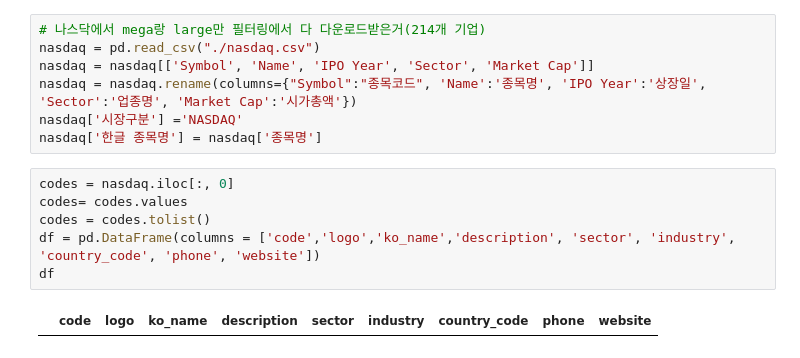
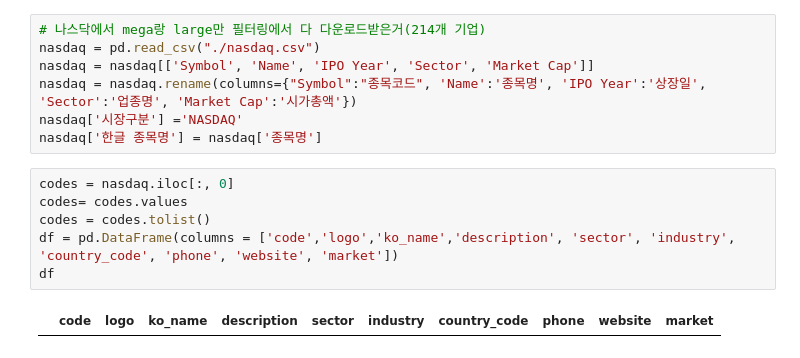
Before and after one commit to giokim12/data-preprocessing, a Jupyter notebook: alphasquare_crawling_nasdaq.ipynb, the cells around one changed output. Drawn from its saved outputs; the diff is of its cells as text.

```diff
--- a/alphasquare_crawling_nasdaq.ipynb
+++ b/alphasquare_crawling_nasdaq.ipynb
@@ -18,11 +18,11 @@ nasdaq['한글 종목명'] = nasdaq['종목명']
 # %%
 codes = nasdaq.iloc[:, 0]
 codes= codes.values
 codes = codes.tolist()
-df = pd.DataFrame(columns = ['code','logo','ko_name','description', 'sector', 'industry', 'country_code', 'phone', 'website'])
+df = pd.DataFrame(columns = ['code','logo','ko_name','description', 'sector', 'industry', 'country_code', 'phone', 'website', 'market'])
 df
 # %% [output]
-|  | code | logo | ko_name | description | sector | industry | country_code | phone | website |
+|  | code | logo | ko_name | description | sector | industry | country_code | phone | website | market |
 # %%
 ind = range(1)
 pd.set_option('display.max_row', 300)
```
Also changed, not shown: parts of 3 cells of this notebook, 7 other files.
